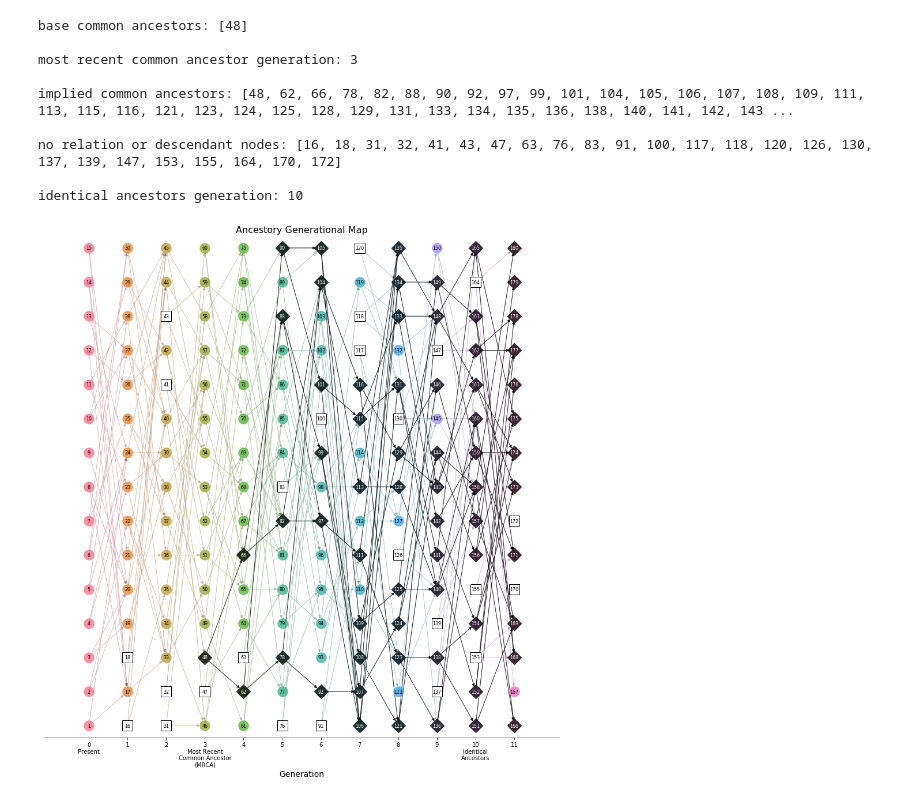
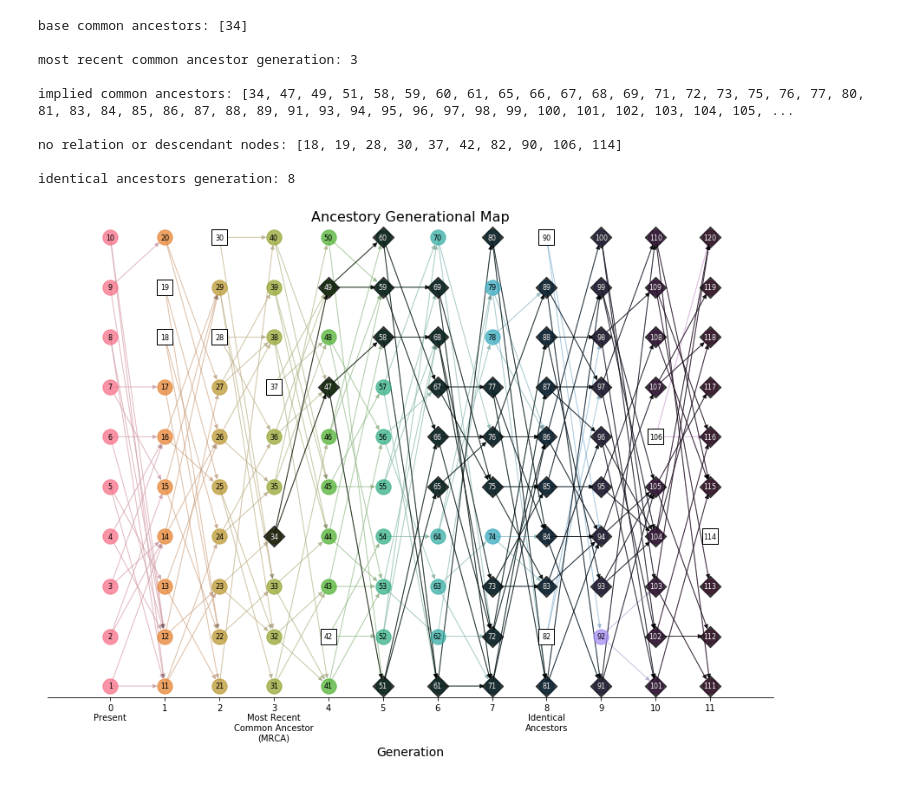
Before and after one commit to rokkuran/notebooks, a Jupyter notebook: ancestry.ipynb, the cells around one changed output. Saved outputs shown, nothing was run; the diff lists cells and outputs as text; code cells hidden in the pictures.

```diff
--- a/ancestry.ipynb
+++ b/ancestry.ipynb
@@ -40,7 +40,7 @@ def apply_alpha(colours: list, alpha: float) -> list:
 # europe approx every 50y (in millions)
 # populations = [743, 635, 429, 276, 203, 163, 120, 100, 102, 84, 69, 63, 60, 68, 85, 78, 67, 61, 56]
 
-populations = np.repeat(15, 12)
+populations = np.repeat(10, 12)
 population_node_list = []
 
 node_index = 0
@@ -111,17 +111,17 @@ for generation, nodes in enumerate(population_node_list):
 
 print(f"identical ancestors generation: {identical_ancestors_generation}")
 # %% [output]
-base common ancestors: [48]
+base common ancestors: [34]
 
 most recent common ancestor generation: 3
 
-implied common ancestors: [48, 62, 66, 78, 82, 88, 90, 92, 97, 99, 101, 104, 105, 106, 107, 108, 109, 111, 113, 115, 116, 121, 123, 124, 125, 128, 129, 131, 133, 134, 135, 136, 138, 140, 141, 142, 143 ...
+implied common ancestors: [34, 47, 49, 51, 58, 59, 60, 61, 65, 66, 67, 68, 69, 71, 72, 73, 75, 76, 77, 80, 81, 83, 84, 85, 86, 87, 88, 89, 91, 93, 94, 95, 96, 97, 98, 99, 100, 101, 102, 103, 104, 105, ...
 
-no relation or descendant nodes: [16, 18, 31, 32, 41, 43, 47, 63, 76, 83, 91, 100, 117, 118, 120, 126, 130, 137, 139, 147, 153, 155, 164, 170, 172]
+no relation or descendant nodes: [18, 19, 28, 30, 37, 42, 82, 90, 106, 114]
 
-identical ancestors generation: 10
+identical ancestors generation: 8
 # %%
-fig, ax = plt.subplots(figsize=(16, 16))
+fig, ax = plt.subplots(figsize=(15, 10))
 
 label_font_size = 8
 
@@ -194,31 +194,31 @@ nodes.set_edgecolor('k')
 
 # plot formatting
 plt.title('Ancestory Generational Map', fontsize=16)
 
 plt.xlabel('Generation', fontsize=14)
 locs, labels = plt.xticks()
 labels = list(map(str, range(len(populations))))
 labels[0] = f"{0}\nPresent"
 
 if mrca_generation != len(populations) + 1:
     labels[mrca_generation] = f"{mrca_generation}\nMost Recent\nCommon Ancestor\n(MRCA)"
 
 if identical_ancestors_generation is not None:
     labels[identical_ancestors_generation] = f"{identical_ancestors_generation}\nIdentical\nAncestors"
 
 plt.xticks(np.arange(len(labels)), labels)
 
 ax.get_yaxis().set_visible(False)
 
 
 ax.set_ylim(-10.5, 10.5)
 
 ax.spines['top'].set_color(None)
 ax.spines['left'].set_color(None)
 ax.spines['right'].set_color(None)
 
 # plt.tight_layout()
 
 plt.show()
 # %% [output]
-[figure, old version]
+[figure, new version]
```
Also changed, not shown: parts of 1 cell of this notebook, 1 other file.
